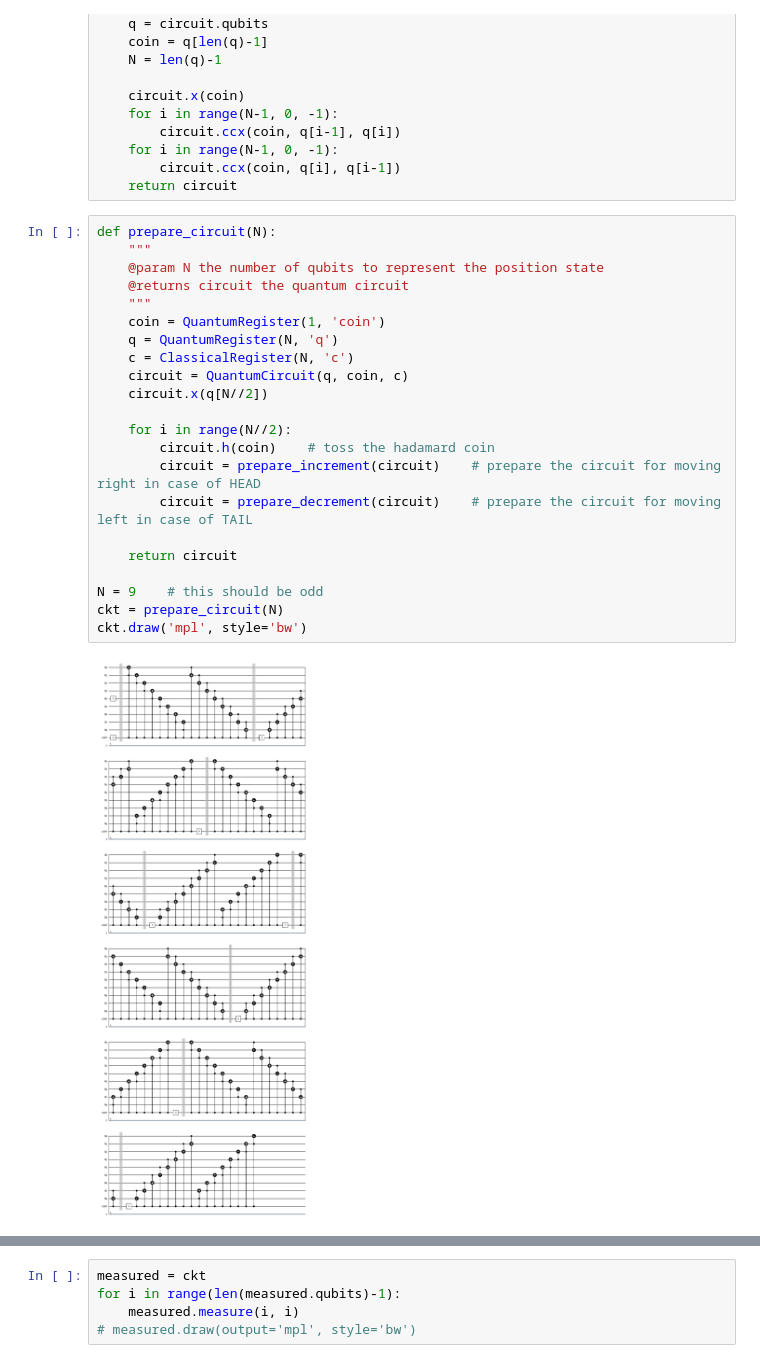
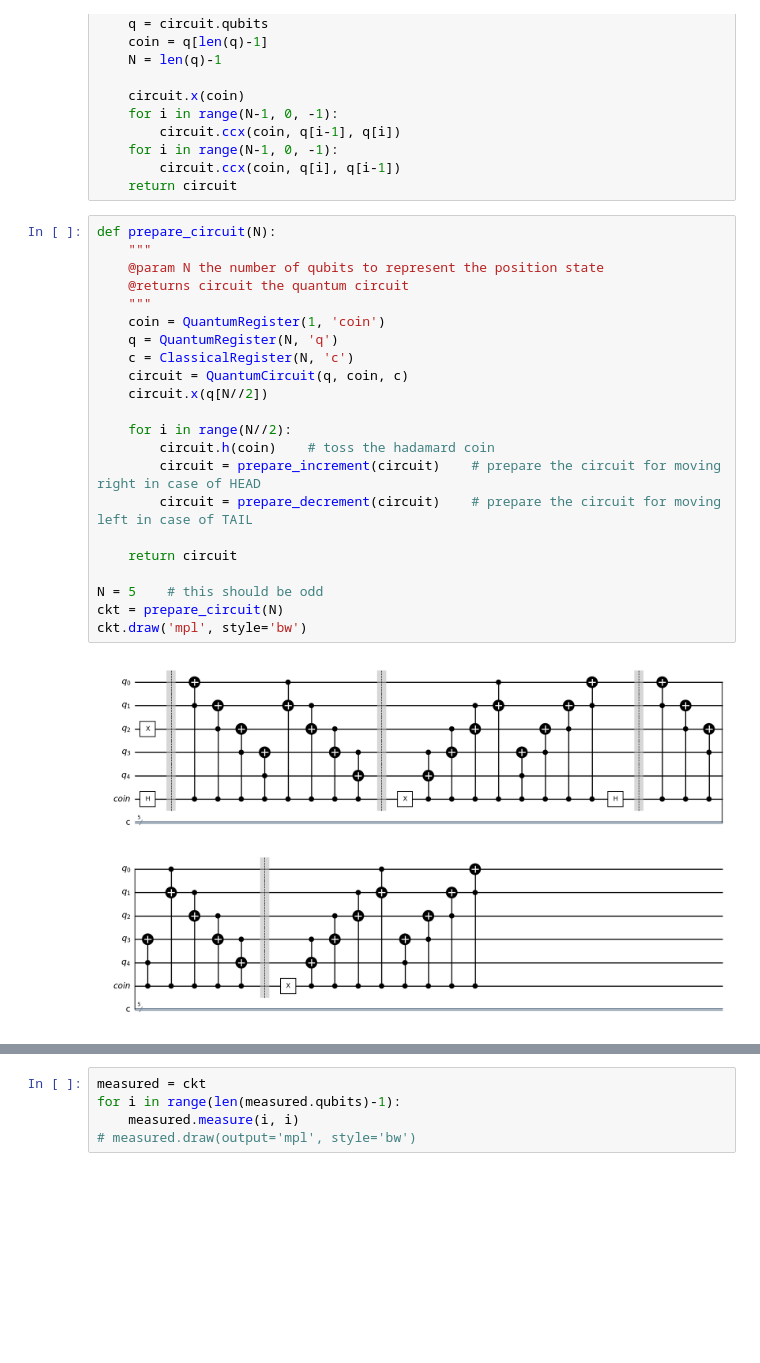
Before and after one commit to Biswayan375/Discrete-Time-Quantum-Walk, a Jupyter notebook: QuantumWalkFoundation.ipynb, the cells around one changed output, grey strips where cells are left out. Saved outputs shown, nothing was run; the diff lists cells and outputs as text; blank space fills up the shorter version.

```diff
--- a/QuantumWalkFoundation.ipynb
+++ b/QuantumWalkFoundation.ipynb
@@ -109,27 +109,27 @@ def prepare_decrement(circuit):
 # %%
 def prepare_circuit(N):
     """
     @param N the number of qubits to represent the position state
     @returns circuit the quantum circuit
     """
     coin = QuantumRegister(1, 'coin')
     q = QuantumRegister(N, 'q')
     c = ClassicalRegister(N, 'c')
     circuit = QuantumCircuit(q, coin, c)
     circuit.x(q[N//2])
 
     for i in range(N//2):
         circuit.h(coin)    # toss the hadamard coin
         circuit = prepare_increment(circuit)    # prepare the circuit for moving right in case of HEAD
         circuit = prepare_decrement(circuit)    # prepare the circuit for moving left in case of TAIL
 
     return circuit
 
-N = 9    # this should be odd
+N = 5    # this should be odd
 ckt = prepare_circuit(N)
 ckt.draw('mpl', style='bw')
 # %% [output]
-[figure, old version]
+[figure, new version]
 # %%
 initial_state = '0'
 for i in range(N): initial_state += '0'
```
Also changed, not shown: parts of 4 cells of this notebook, 2 other files.
